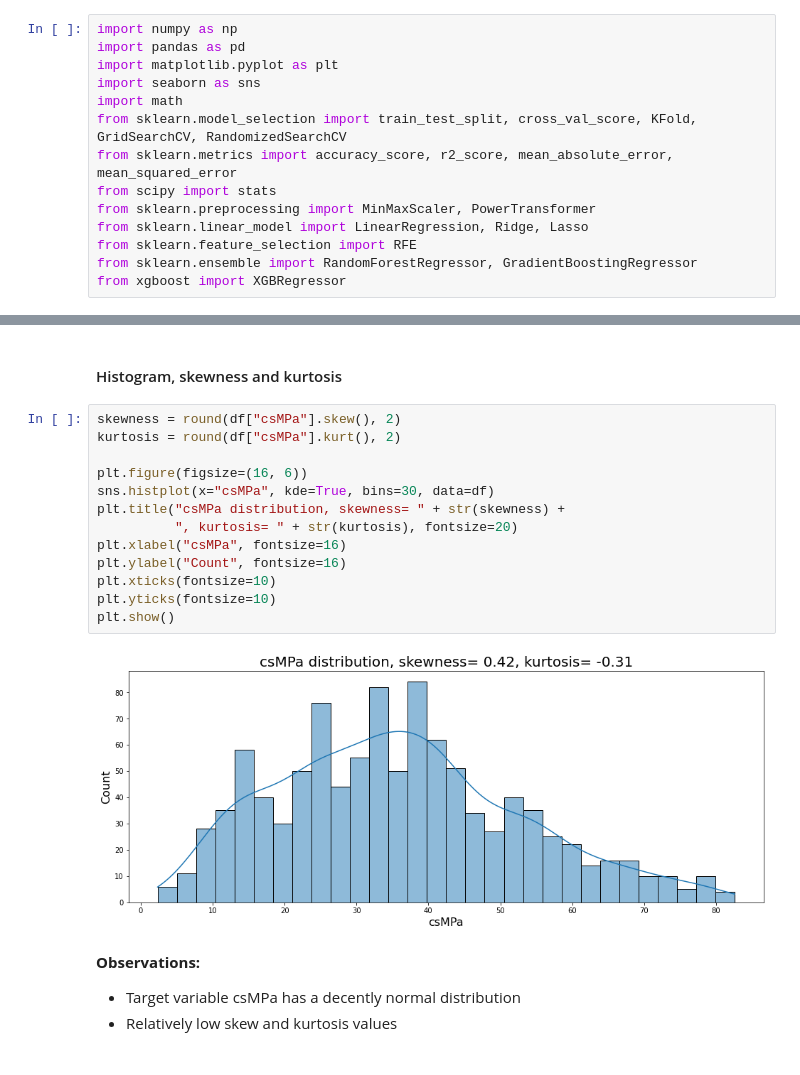
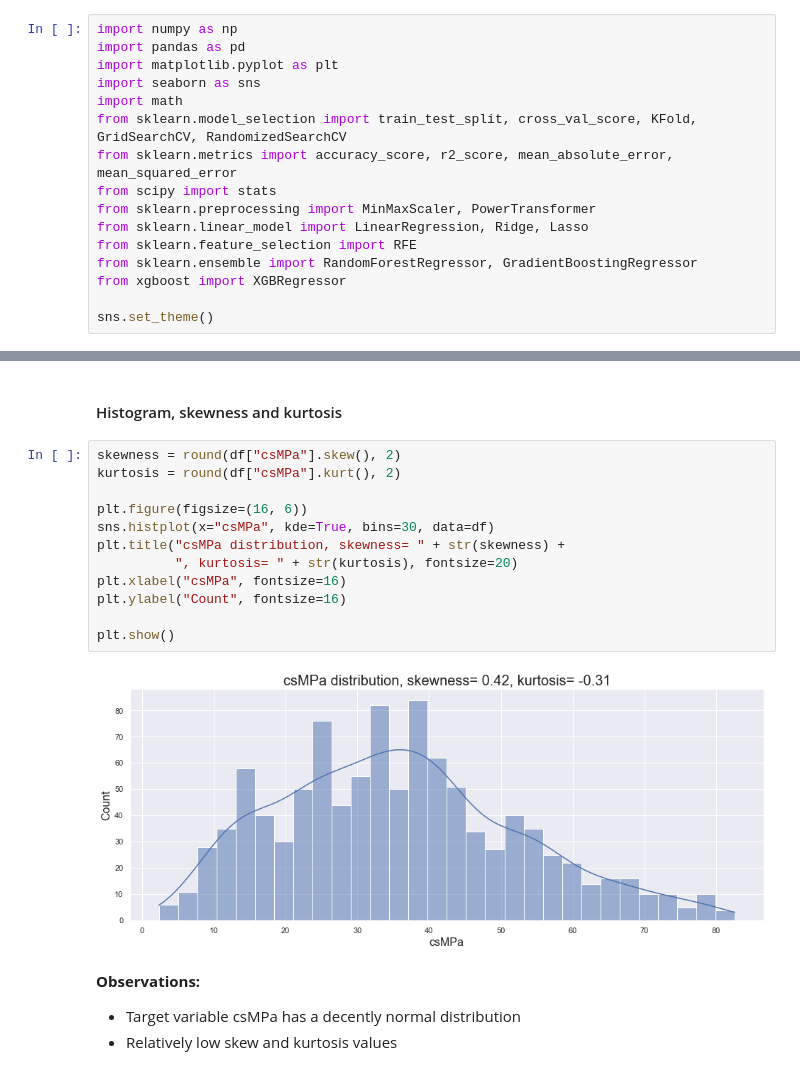
Before and after one commit to ZasadnyJan/Concrete_strength_regression, a Jupyter notebook: Main_notebook.ipynb, the cells around one changed output, grey strips where cells are left out. Drawn from its saved outputs; the diff is of its cells as text.

```diff
--- a/Main_notebook.ipynb
+++ b/Main_notebook.ipynb
@@ -62,6 +62,8 @@ from sklearn.linear_model import LinearRegression, Ridge, Lasso
 from sklearn.feature_selection import RFE
 from sklearn.ensemble import RandomForestRegressor, GradientBoostingRegressor
 from xgboost import XGBRegressor
+
+sns.set_theme()
 # %%
 # Function used to add value labels to vertical barplots
 
@@ -183,18 +185,17 @@ df.describe()
 # %%
 skewness = round(df["csMPa"].skew(), 2)
 kurtosis = round(df["csMPa"].kurt(), 2)
 
 plt.figure(figsize=(16, 6))
 sns.histplot(x="csMPa", kde=True, bins=30, data=df)
 plt.title("csMPa distribution, skewness= " + str(skewness) +
           ", kurtosis= " + str(kurtosis), fontsize=20)
 plt.xlabel("csMPa", fontsize=16)
 plt.ylabel("Count", fontsize=16)
-plt.xticks(fontsize=10)
-plt.yticks(fontsize=10)
+
 plt.show()
 # %% [output]
-[figure, old version]
+[figure, new version]
 # %% [markdown]
 **Observations:**
 
```
Also changed, not shown: parts of 44 cells of this notebook.
